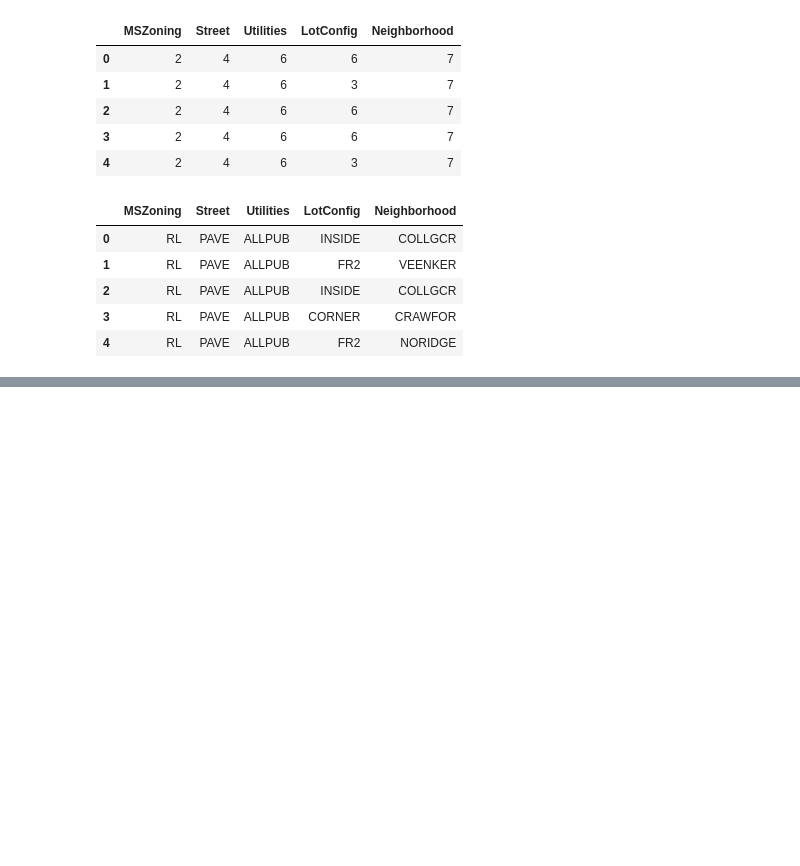
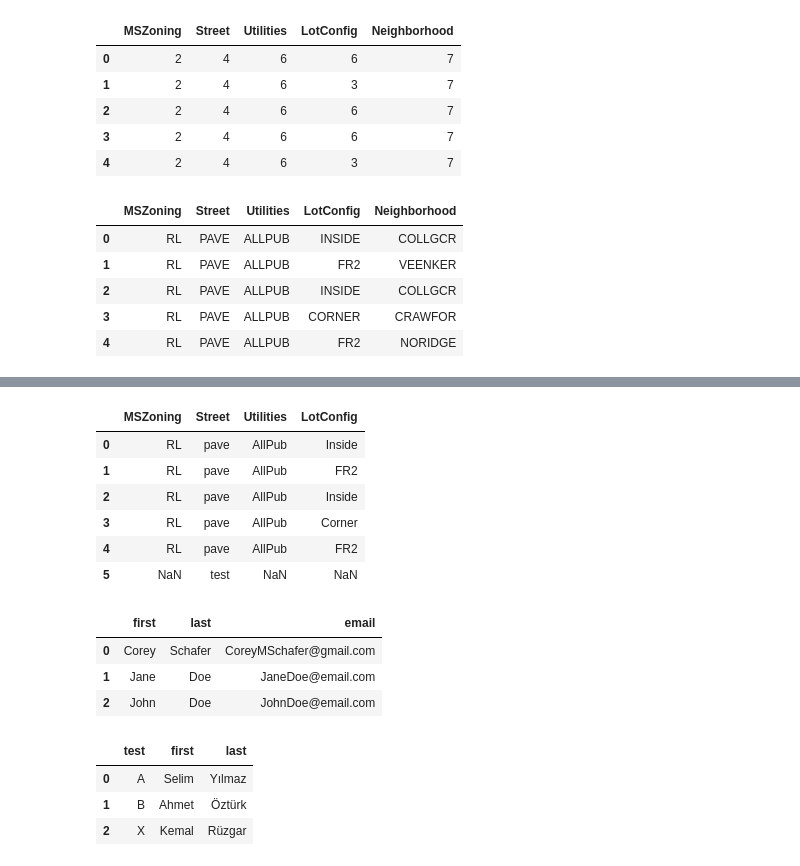
Before and after one commit to mekazanc/DataProcessing, a Jupyter notebook: PandasTricks1.ipynb, the cells around one changed output, grey strips where cells are left out. Saved outputs shown, nothing was run; the diff lists cells and outputs as text; code cells hidden in the pictures; blank space fills up the shorter version.

```diff
--- a/PandasTricks1.ipynb
+++ b/PandasTricks1.ipynb
@@ -468,0 +470,6 @@ Name: Neighborhood, Length: 1460, dtype: object
+# %%
+#if you want to merge columns
+train3['New Column'] = train3['MSZoning'] + ' ' + train3['LotConfig']
+train3.head(3)
+# if you want to drop a column
+#train3.drop(columns = ['New Column'], inplace = True)
@@ -468,0 +485,4 @@ Name: Neighborhood, Length: 1460, dtype: object
+# %%
+train3['New Column'].str.split(' ', expand =True)
+# If you want to assign split result as new columns ;
+train3[['col1', 'col2', 'col3']]  =  train3['New Column'].str.split(' ', expand =True)
@@ -468,0 +497,3 @@ Name: Neighborhood, Length: 1460, dtype: object
+# %%
+train4 = train3.iloc[0:5, 0:4]
+train4
@@ -468,0 +507,38 @@ Name: Neighborhood, Length: 1460, dtype: object
+# %%
+train4.append({'Street' : 'test'},ignore_index=True)
+# %% [output]
+|  | MSZoning | Street | Utilities | LotConfig |
+| 0 | RL | pave | AllPub | Inside |
+| 1 | RL | pave | AllPub | FR2 |
+| 2 | RL | pave | AllPub | Inside |
+| 3 | RL | pave | AllPub | Corner |
+| 4 | RL | pave | AllPub | FR2 |
+| 5 | NaN | test | NaN | NaN |
+# %%
+people = {
+    'first': ['Corey', 'Jane', 'John'],
+    'last': ['Schafer', 'Doe', 'Doe'],
+    'email': ['CoreyMSchafer@gmail.com', 'JaneDoe@email.com', 'JohnDoe@email.com']
+}
+
+df1 = pd.DataFrame(people)
+df1.head()
+# %% [output]
+|  | first | last | email |
+| 0 | Corey | Schafer | CoreyMSchafer@gmail.com |
+| 1 | Jane | Doe | JaneDoe@email.com |
+| 2 | John | Doe | JohnDoe@email.com |
+# %%
+people = {
+    'test' : ['A','B','X'],
+    'first': ['Selim', 'Ahmet', 'Kemal'],
+    'last': ['Yılmaz', 'Öztürk', 'Rüzgar']
+}
+
+df2 = pd.DataFrame(people)
+df2.head()
+# %% [output]
+|  | test | first | last |
+| 0 | A | Selim | Yılmaz |
+| 1 | B | Ahmet | Öztürk |
+| 2 | X | Kemal | Rüzgar |
```
Also changed, not shown: parts of 21 cells of this notebook.
